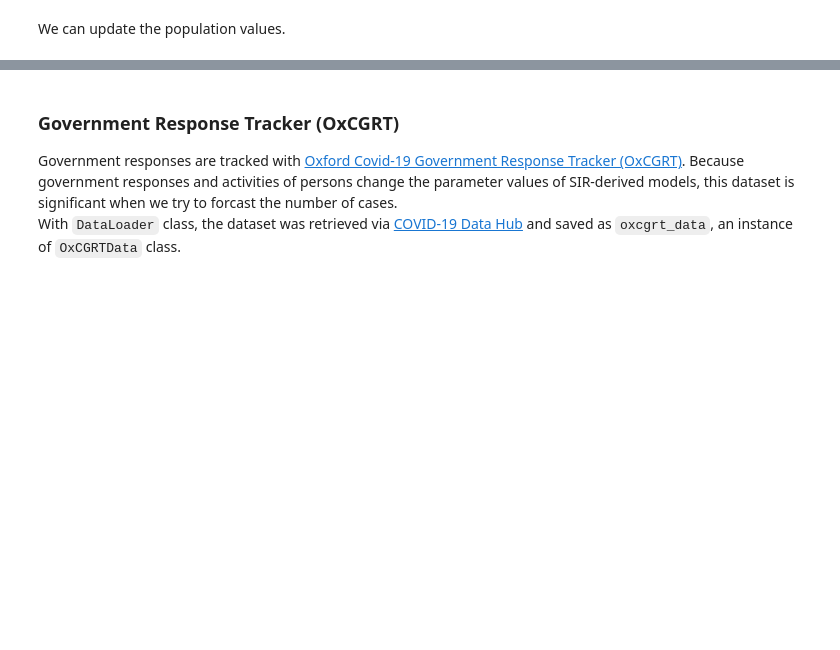
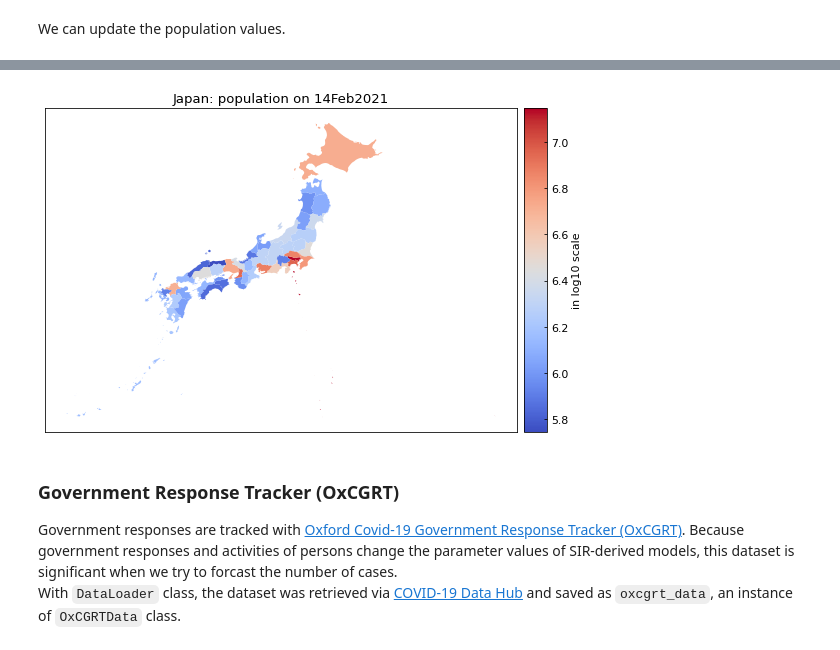
Before and after one commit to lisphilar/covid19-sir, a Jupyter notebook: example/usage_dataset.ipynb, the cells around one changed output, grey strips where cells are left out. Cells and saved outputs as stored; diff of their text form; code cells hidden in the pictures; blank space fills up the shorter version.

```diff
--- a/example/usage_dataset.ipynb
+++ b/example/usage_dataset.ipynb
@@ -208,3 +362,8 @@ print(f" After: {population_after}")
+# %%
+# Country map with province level data
+population_data.map(country="Japan")
+# %% [output]
+[figure, added]
 # %% [markdown]
 ### Government Response Tracker (OxCGRT)
 Government responses are tracked with [Oxford Covid-19 Government Response Tracker (OxCGRT)](https://github.com/OxCGRT/covid-policy-tracker). Because government responses and activities of persons change the parameter values of SIR-derived models, this dataset is significant when we try to forcast the number of cases.
```
Also changed, not shown: parts of 60 cells of this notebook.
